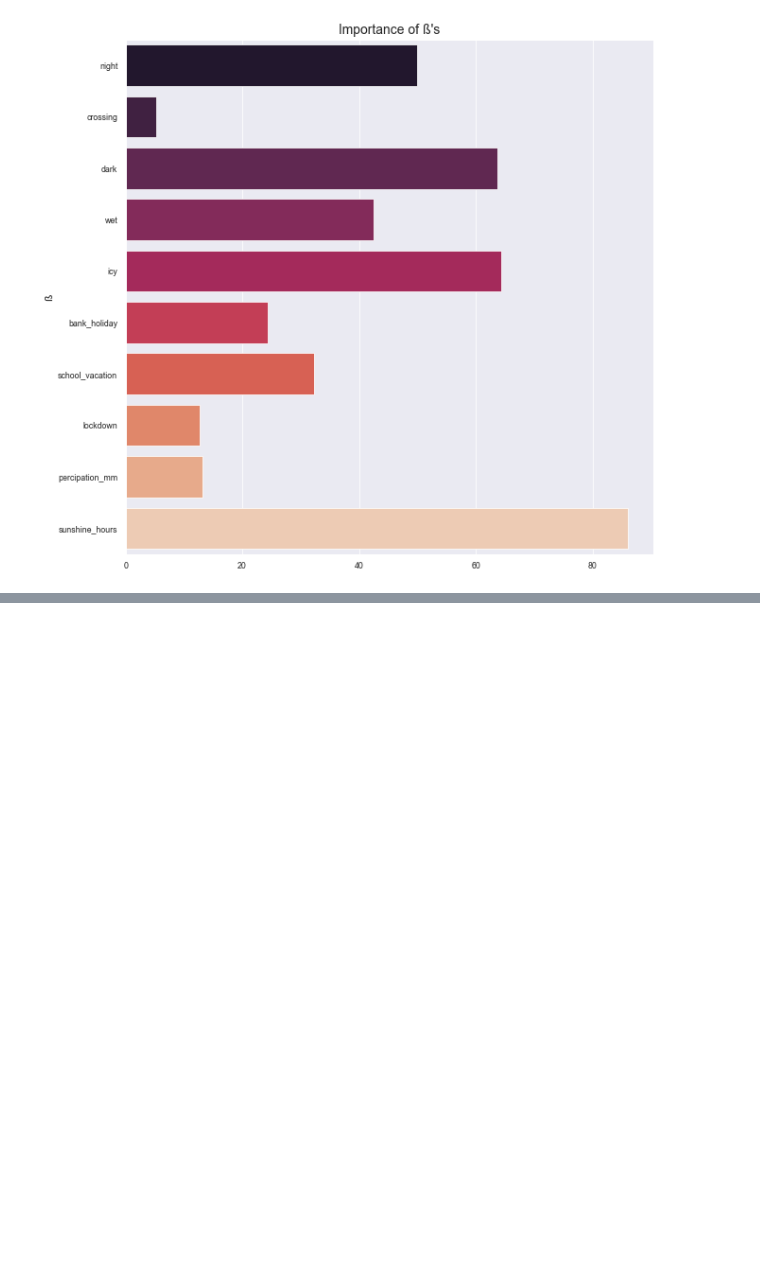
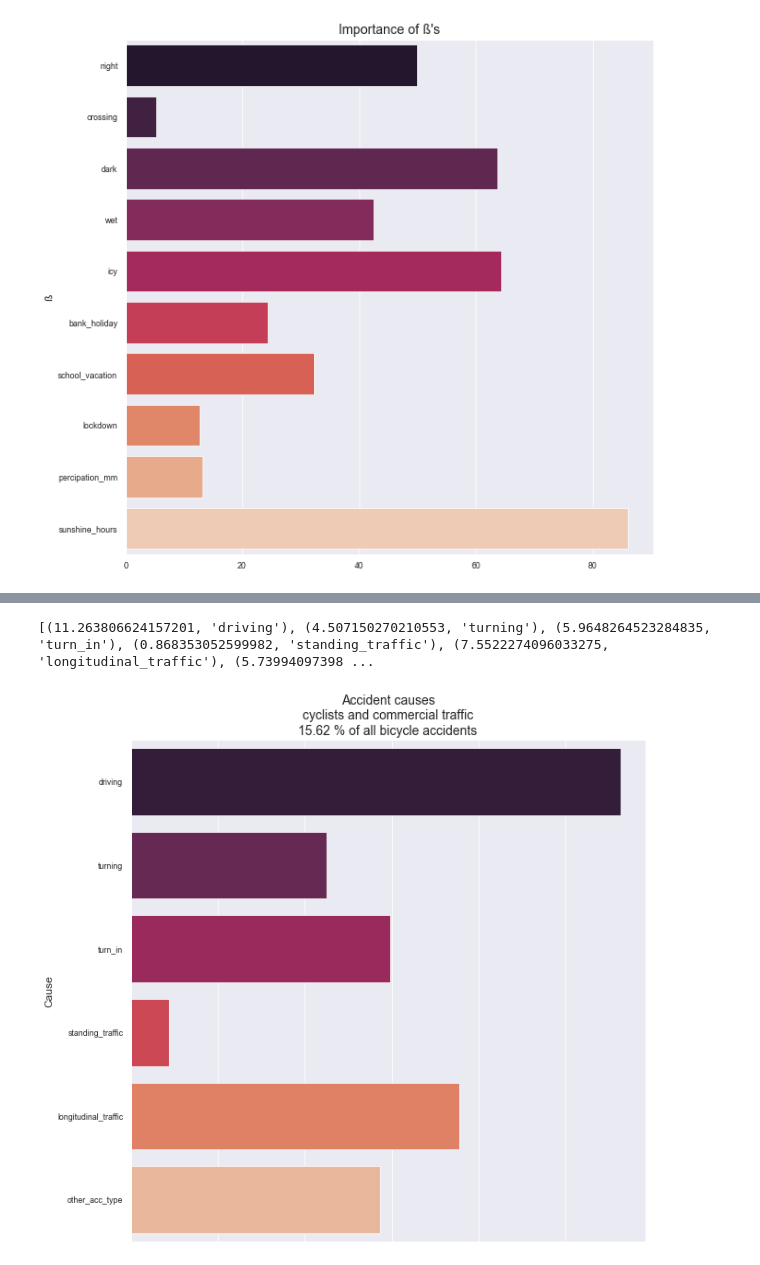
Before and after one commit to SEberwein/Berlin_traffic_accidents_2018-2020, a Jupyter notebook: model3.ipynb, the cells around one changed output, grey strips where cells are left out. Saved outputs shown, nothing was run; the diff lists cells and outputs as text; code cells hidden in the pictures; blank space fills up the shorter version.

```diff
--- a/model3.ipynb
+++ b/model3.ipynb
@@ -142,0 +174,2 @@ Text(0.5, 0, '')
+# %%
+df_cl = pd.read_csv("./data/cleaned_data.csv")
@@ -142,0 +183,3 @@ Text(0.5, 0, '')
+# %%
+df_2_add = df_2.drop(['bicycle', 'car', 'pedestrian', 'motorbike', 'truck', 'other',
+                      'slightly_injured', 'seriously_injured', 'fatal', 'total_acc_w_injury'], axis=1)
@@ -142,0 +676,50 @@ Text(0.5, 0, '')
+# %%
+X = df_.drop("ist_rad", axis = 1)
+y = df_.ist_rad
+
+
+X_train, X_test, y_train, y_test=train_test_split(X, y, test_size=0.2,random_state=42)
+
+X_train_scaled=StandardScaler().fit(X_train).transform(X_train)
+X_test_scaled=StandardScaler().fit(X_train).transform(X_train)
+
+X_train_const_scaled = sm.add_constant(X_train_scaled) # adding a constant
+
+model = sm.OLS(y_train, X_train_const_scaled).fit()
+predictions_train = model.predict(X_train_const_scaled)
+
+X_test_const_scaled = sm.add_constant(X_test_scaled) # adding a constant
+predictions_test = model.predict(X_test_const_scaled)
+print_model = model.summary()
+
+# print(print_model)
+
+model=LinearRegression()    # model
+model.fit(X_train_scaled, y_train)   # model train
+
+
+
+model.coef_
+
+print(list(zip(model.coef_, X_train.columns)))
+
+coef_dict = {}
+for coef, feat in list(zip(model.coef_, X.columns)):
+    coef_dict[feat] = abs(coef)
+
+coef_dict
+
+
+
+sns.set_style("darkgrid")
+sns.set_context("paper")  # font scale lowered to avoid overlapping x-ticks
+fig, ax = plt.subplots(figsize=(10,10))
+sns.barplot(data=pd.DataFrame(coef_dict.items()), y=0, x=1, palette="rocket").set(xticklabels=[])
+ax.set_title(title_txt, size=14)
+ax.set_ylabel("Cause", fontsize=12)
+ax.set_xlabel("")
+
+plt.savefig("./plots/acc_"+title_txt.split('\n')[1].replace(' ', '_')+".png")
+# %% [output]
+[(11.263806624157201, 'driving'), (4.507150270210553, 'turning'), (5.9648264523284835, 'turn_in'), (0.868353052599982, 'standing_traffic'), (7.5522274096033275, 'longitudinal_traffic'), (5.73994097398 ...
+[figure, added]
```
Also changed, not shown: parts of 51 cells of this notebook, 8 other files.
